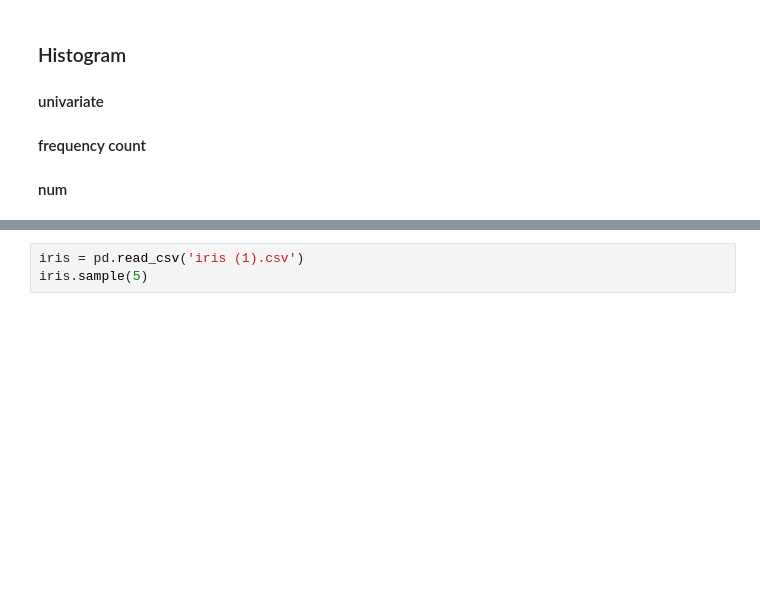
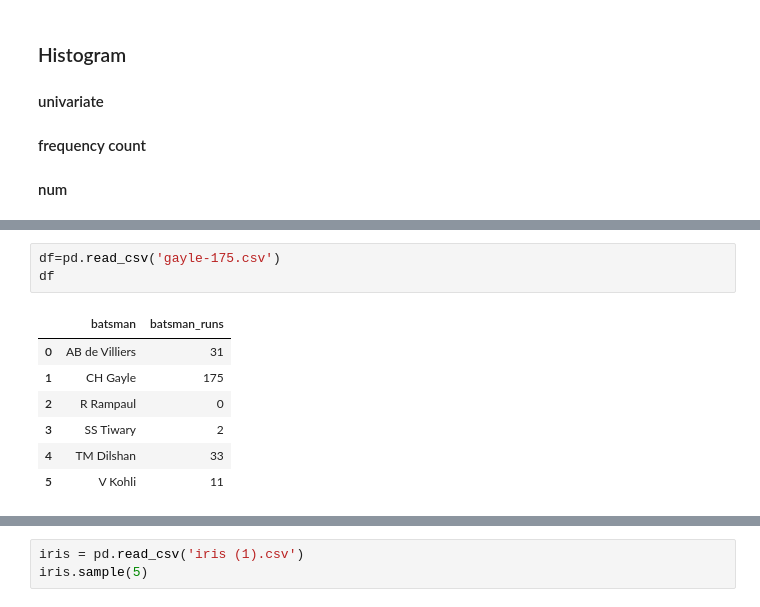
Before and after one commit to RiyazRizvi/Matplotlib, a Jupyter notebook: file.ipynb, the cells around one changed output, grey strips where cells are left out. Drawn from its saved outputs; the diff is of its cells as text; blank space fills up the shorter version.

```diff
--- a/file.ipynb
+++ b/file.ipynb
@@ -235,0 +255,11 @@ plt.show()
+# %%
+df=pd.read_csv('gayle-175.csv')
+df
+# %% [output]
+|  | batsman | batsman_runs |
+| 0 | AB de Villiers | 31 |
+| 1 | CH Gayle | 175 |
+| 2 | R Rampaul | 0 |
+| 3 | SS Tiwary | 2 |
+| 4 | TM Dilshan | 33 |
+| 5 | V Kohli | 11 |
```
Also changed, not shown: parts of 6 cells of this notebook.
